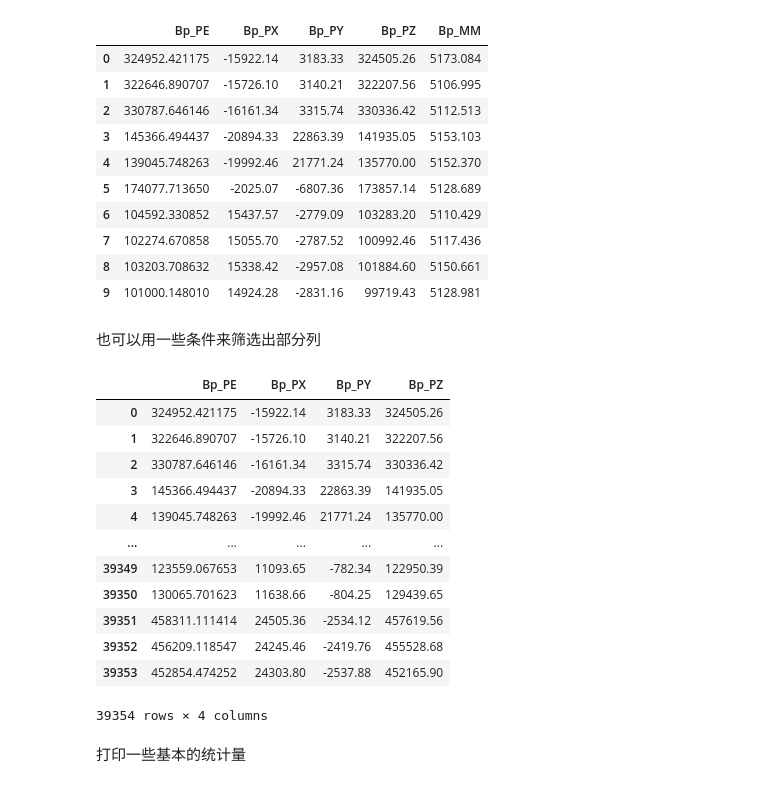
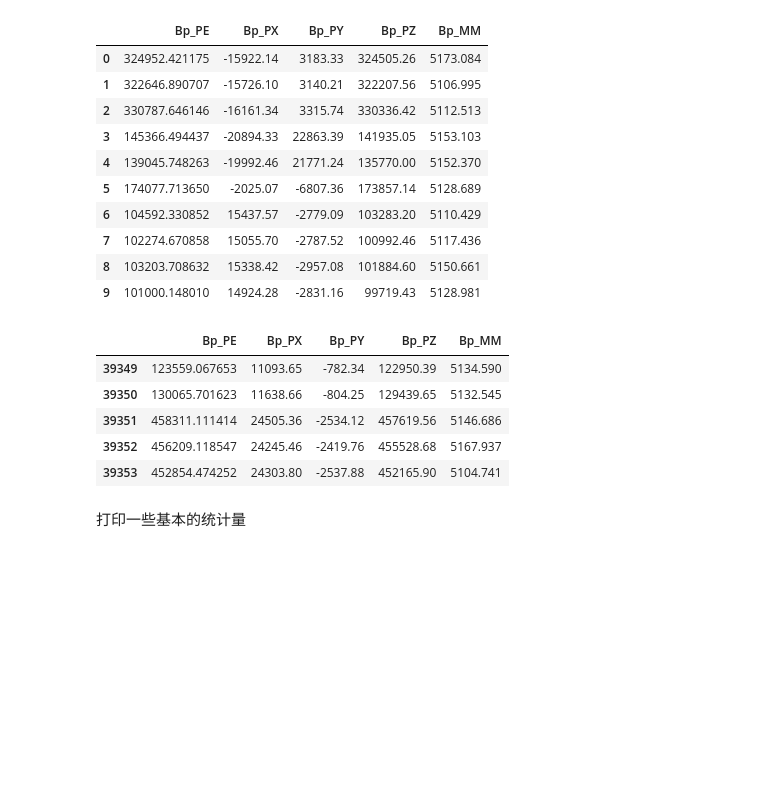
Before and after one commit to laf070810/scientific-python-ecosystem-tutorial, a Jupyter notebook: scientific-python-ecosystem-tutorial.py.ipynb, the cells around one changed output. Cells and saved outputs as stored; diff of their text form; code cells hidden in the pictures; blank space fills up the shorter version.

```diff
--- a/scientific-python-ecosystem-tutorial.py.ipynb
+++ b/scientific-python-ecosystem-tutorial.py.ipynb
@@ -148,24 +155,15 @@ df.head(10)
 | 7 | 102274.670858 | 15055.70 | -2787.52 | 100992.46 | 5117.436 |
 | 8 | 103203.708632 | 15338.42 | -2957.08 | 101884.60 | 5150.661 |
 | 9 | 101000.148010 | 14924.28 | -2831.16 | 99719.43 | 5128.981 |
-# %% [markdown]
-也可以用一些条件来筛选出部分列
-# %%
-df.filter(like="Bp_P")
-# %% [output]
-|  | Bp_PE | Bp_PX | Bp_PY | Bp_PZ |
-| 0 | 324952.421175 | -15922.14 | 3183.33 | 324505.26 |
-| 1 | 322646.890707 | -15726.10 | 3140.21 | 322207.56 |
-| 2 | 330787.646146 | -16161.34 | 3315.74 | 330336.42 |
-| 3 | 145366.494437 | -20894.33 | 22863.39 | 141935.05 |
-| 4 | 139045.748263 | -19992.46 | 21771.24 | 135770.00 |
-| ... | ... | ... | ... | ... |
-| 39349 | 123559.067653 | 11093.65 | -782.34 | 122950.39 |
-| 39350 | 130065.701623 | 11638.66 | -804.25 | 129439.65 |
-| 39351 | 458311.111414 | 24505.36 | -2534.12 | 457619.56 |
-| 39352 | 456209.118547 | 24245.46 | -2419.76 | 455528.68 |
-| 39353 | 452854.474252 | 24303.80 | -2537.88 | 452165.90 |
-39354 rows × 4 columns
+# %%
+df.tail(5)
+# %% [output]
+|  | Bp_PE | Bp_PX | Bp_PY | Bp_PZ | Bp_MM |
+| 39349 | 123559.067653 | 11093.65 | -782.34 | 122950.39 | 5134.590 |
+| 39350 | 130065.701623 | 11638.66 | -804.25 | 129439.65 | 5132.545 |
+| 39351 | 458311.111414 | 24505.36 | -2534.12 | 457619.56 | 5146.686 |
+| 39352 | 456209.118547 | 24245.46 | -2419.76 | 455528.68 | 5167.937 |
+| 39353 | 452854.474252 | 24303.80 | -2537.88 | 452165.90 | 5104.741 |
 # %% [markdown]
 打印一些基本的统计量
 # %%
```
Also changed, not shown: parts of 27 cells of this notebook.
